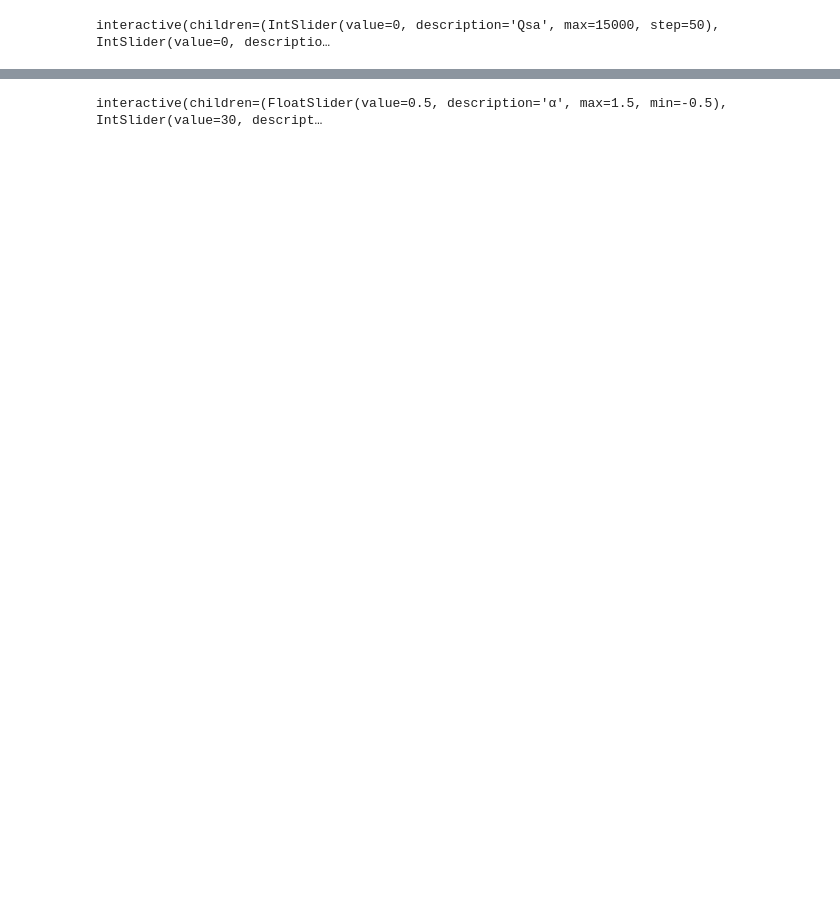
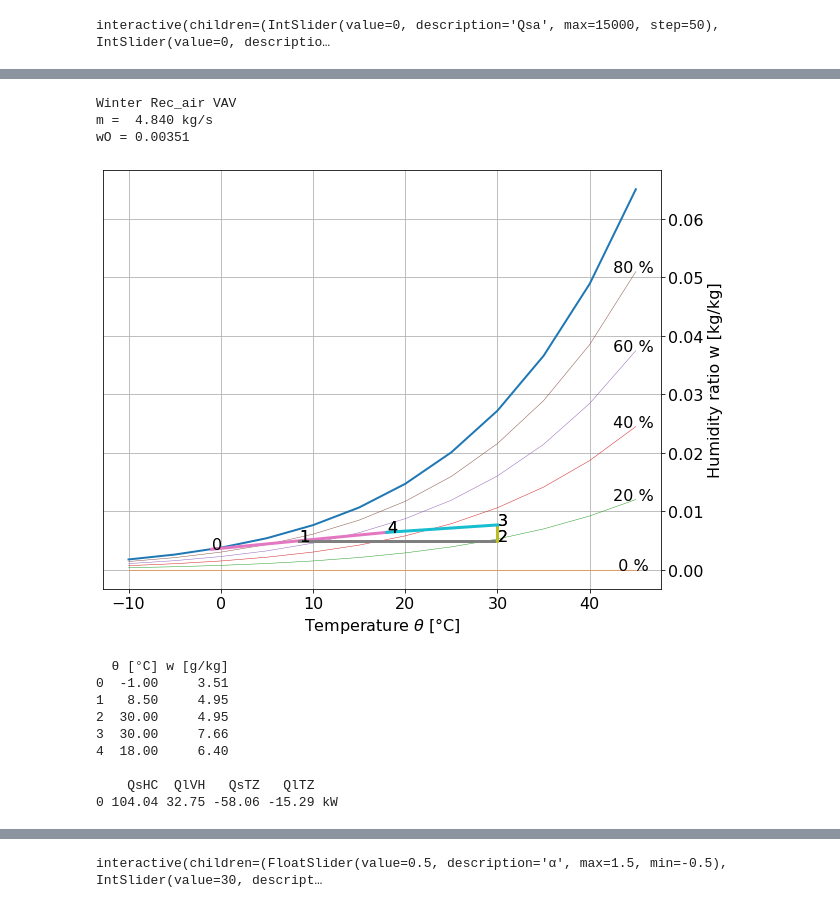
Before and after one commit to cghiaus/PsychroAn_tuto, a Jupyter notebook: T04_heat_va_hum.ipynb, the cells around one changed output, grey strips where cells are left out. Saved outputs shown, nothing was run; the diff lists cells and outputs as text; code cells hidden in the pictures; blank space fills up the shorter version.

```diff
--- a/T04_heat_va_hum.ipynb
+++ b/T04_heat_va_hum.ipynb
@@ -239 +307,18 @@ interactive(children=(IntSlider(value=0, description='Qsa', max=15000, step=50),
+# %%
+va_hum.RecAirVAV(α=0.5, θSsp=30, θIsp=18, φIsp=0.5, θO=-1, φO=1,
+                 Qsa=0, Qla=0, mi=2.12, UA=935.83)
+# %% [output]
+Winter Rec_air VAV
+m =  4.840 kg/s
+wO = 0.00351
+[figure, added]
+  θ [°C] w [g/kg]
+0  -1.00     3.51
+1   8.50     4.95
+2  30.00     4.95
+3  30.00     7.66
+4  18.00     6.40
+
+    QsHC  QlVH   QsTZ   QlTZ
+0 104.04 32.75 -58.06 -15.29 kW
 # %% [markdown]
```
Also changed, not shown: parts of 24 cells of this notebook.
